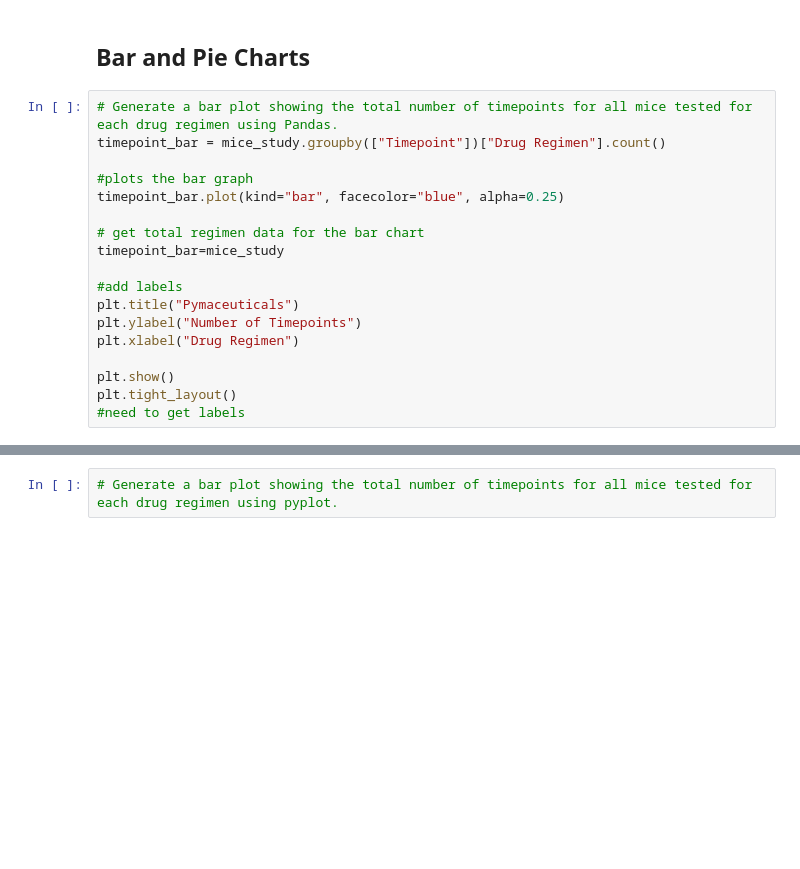
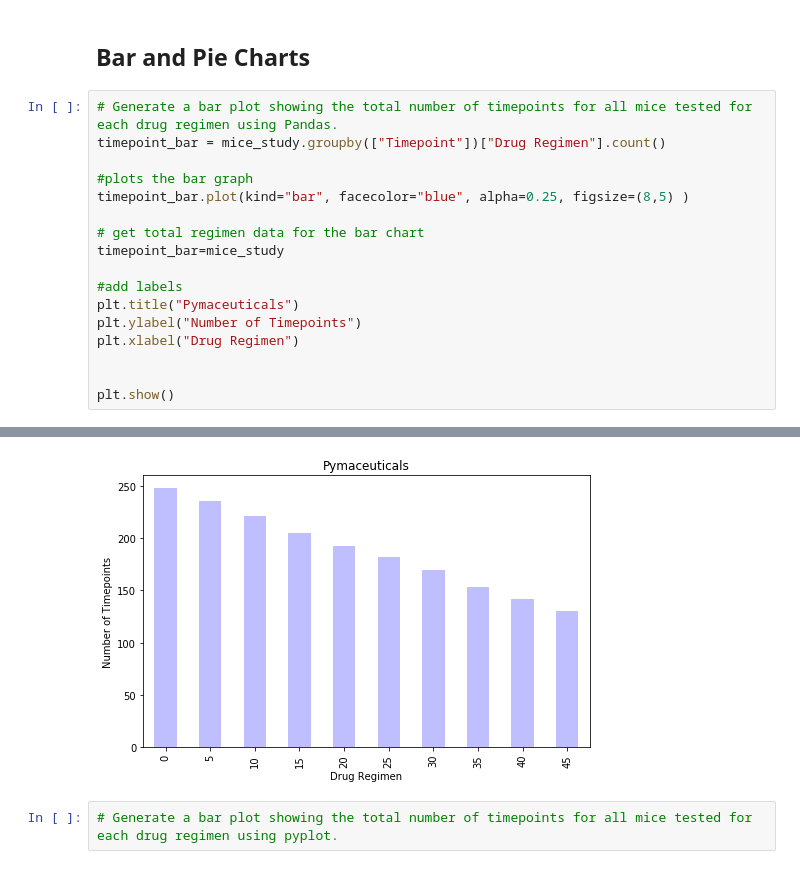
Before and after one commit to michelleherman13/matplotlib-challenge, a Jupyter notebook: Pymaceuticals/Pymaceuticals.ipynb, the cells around one changed output, grey strips where cells are left out. Saved outputs shown, nothing was run; the diff lists cells and outputs as text; blank space fills up the shorter version.

```diff
--- a/Pymaceuticals/Pymaceuticals.ipynb
+++ b/Pymaceuticals/Pymaceuticals.ipynb
@@ -134,7 +132,7 @@ tumor_reg2
 timepoint_bar = mice_study.groupby(["Timepoint"])["Drug Regimen"].count()
 
 #plots the bar graph
-timepoint_bar.plot(kind="bar", facecolor="blue", alpha=0.25)
+timepoint_bar.plot(kind="bar", facecolor="blue", alpha=0.25, figsize=(8,5) )
 
 # get total regimen data for the bar chart
 timepoint_bar=mice_study
@@ -144,7 +142,6 @@ plt.title("Pymaceuticals")
 plt.ylabel("Number of Timepoints")
 plt.xlabel("Drug Regimen")
 
+
 plt.show()
-plt.tight_layout()
-#need to get labels
 # %% [output]
@@ -153,3 +148,4 @@ plt.tight_layout()
+[figure, added]
 # %%
 # Generate a bar plot showing the total number of timepoints for all mice tested for each drug regimen using pyplot.
 # %%
```
Also changed, not shown: parts of 3 cells of this notebook.
